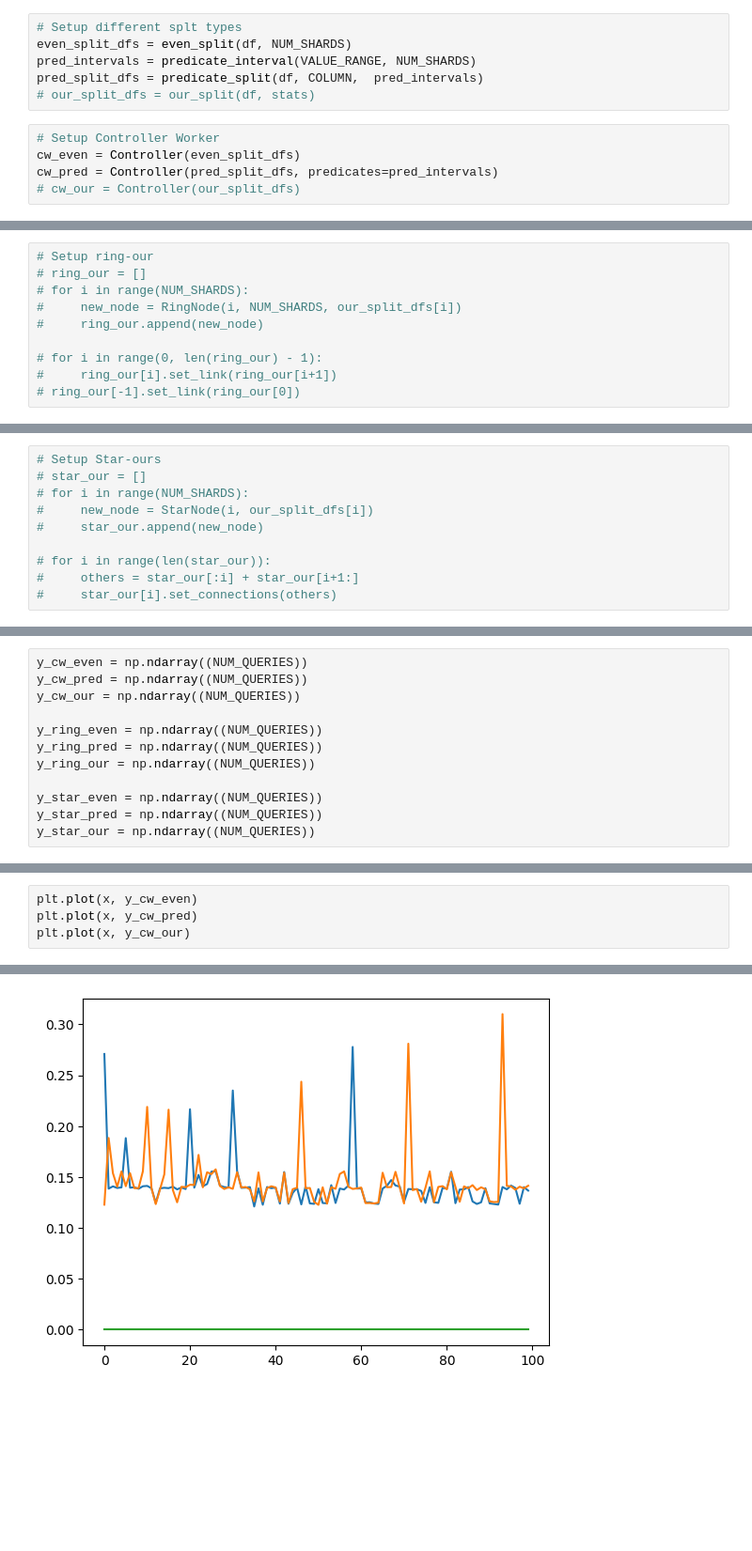
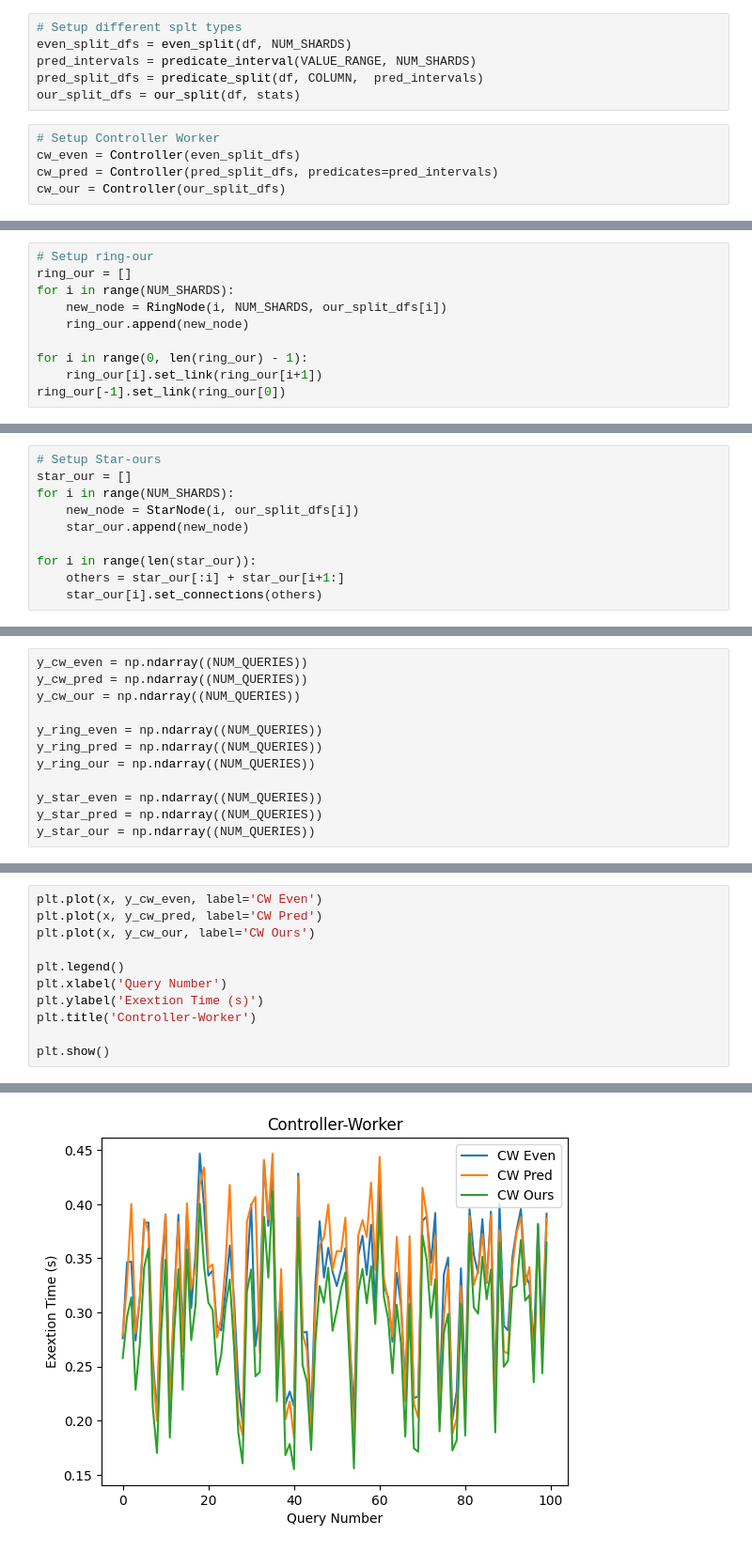
Before and after one commit to kevin-pietruszka/horizontal-sharding-experiment, a Jupyter notebook: experiment/graphs.ipynb, the cells around one changed output, grey strips where cells are left out. Shown: that part at 94% size. Saved outputs shown, nothing was run; the diff lists cells and outputs as text; blank space fills up the shorter version.

```diff
--- a/experiment/graphs.ipynb
+++ b/experiment/graphs.ipynb
@@ -29,12 +40,12 @@ NUM_ROWS = len(df)
 even_split_dfs = even_split(df, NUM_SHARDS)
 pred_intervals = predicate_interval(VALUE_RANGE, NUM_SHARDS)
 pred_split_dfs = predicate_split(df, COLUMN,  pred_intervals)
-# our_split_dfs = our_split(df, stats)
+our_split_dfs = our_split(df, stats)
 # %%
 # Setup Controller Worker
 cw_even = Controller(even_split_dfs)
 cw_pred = Controller(pred_split_dfs, predicates=pred_intervals)
-# cw_our = Controller(our_split_dfs)
+cw_our = Controller(our_split_dfs)
 # %%
 # Setup Ring-Even Network
 ring_even = []
@@ -57,14 +68,14 @@ for i in range(0, len(ring_pred) - 1):
 ring_pred[-1].set_link(ring_pred[0])
 # %%
 # Setup ring-our
-# ring_our = []
-# for i in range(NUM_SHARDS):
-#     new_node = RingNode(i, NUM_SHARDS, our_split_dfs[i])
-#     ring_our.append(new_node)
+ring_our = []
+for i in range(NUM_SHARDS):
+    new_node = RingNode(i, NUM_SHARDS, our_split_dfs[i])
+    ring_our.append(new_node)
 
-# for i in range(0, len(ring_our) - 1):
-#     ring_our[i].set_link(ring_our[i+1])
-# ring_our[-1].set_link(ring_our[0])
+for i in range(0, len(ring_our) - 1):
+    ring_our[i].set_link(ring_our[i+1])
+ring_our[-1].set_link(ring_our[0])
 # %%
 # Setup star-even
 
@@ -88,14 +99,14 @@ for i in range(len(star_pred )):
     star_pred[i].set_connections(others)
 # %%
 # Setup Star-ours
-# star_our = []
-# for i in range(NUM_SHARDS):
-#     new_node = StarNode(i, our_split_dfs[i])
-#     star_our.append(new_node)
+star_our = []
+for i in range(NUM_SHARDS):
+    new_node = StarNode(i, our_split_dfs[i])
+    star_our.append(new_node)
 
-# for i in range(len(star_our)):
-#     others = star_our[:i] + star_our[i+1:]
-#     star_our[i].set_connections(others)
+for i in range(len(star_our)):
+    others = star_our[:i] + star_our[i+1:]
+    star_our[i].set_connections(others)
 # %%
 # X-axis for first set is just query fluctuation
 x = np.arange(NUM_QUERIES)
@@ -186,7 +210,14 @@ cw_pred.execute_query('done')
 # %% [output]
 'Process ended'
 # %%
-plt.plot(x, y_cw_even)
-plt.plot(x, y_cw_pred)
-plt.plot(x, y_cw_our)
+plt.plot(x, y_cw_even, label='CW Even')
+plt.plot(x, y_cw_pred, label='CW Pred')
+plt.plot(x, y_cw_our, label='CW Ours')
+
+plt.legend()
+plt.xlabel('Query Number')
+plt.ylabel('Exextion Time (s)')
+plt.title('Controller-Worker')
+
+plt.show()
 # %% [output]
@@ -194 +224 @@ plt.plot(x, y_cw_our)
-[figure, old version]
+[figure, new version]
```
Also changed, not shown: parts of 7 cells of this notebook, 11 other files.
